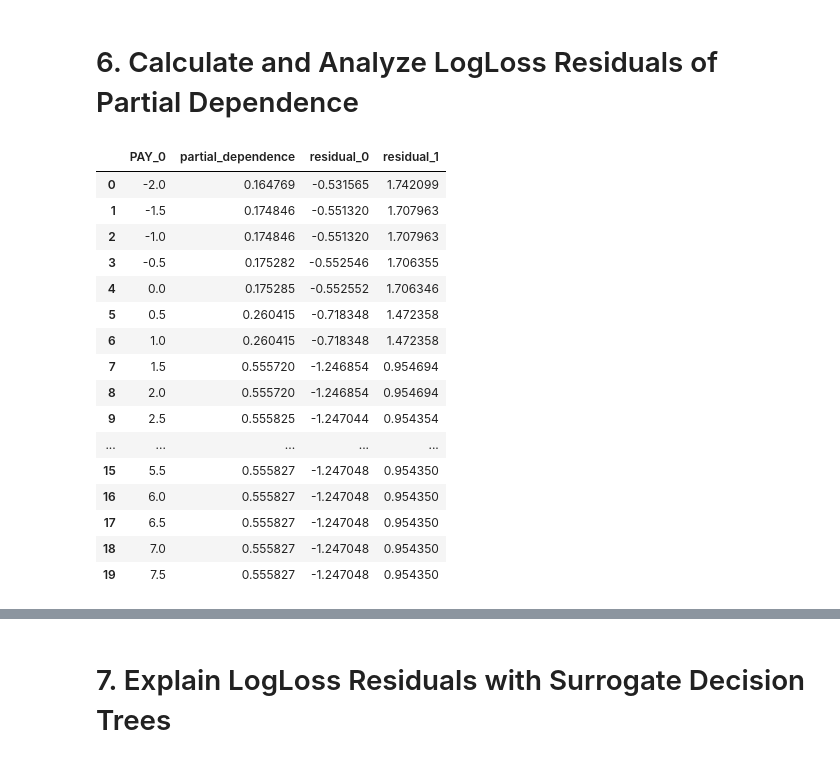
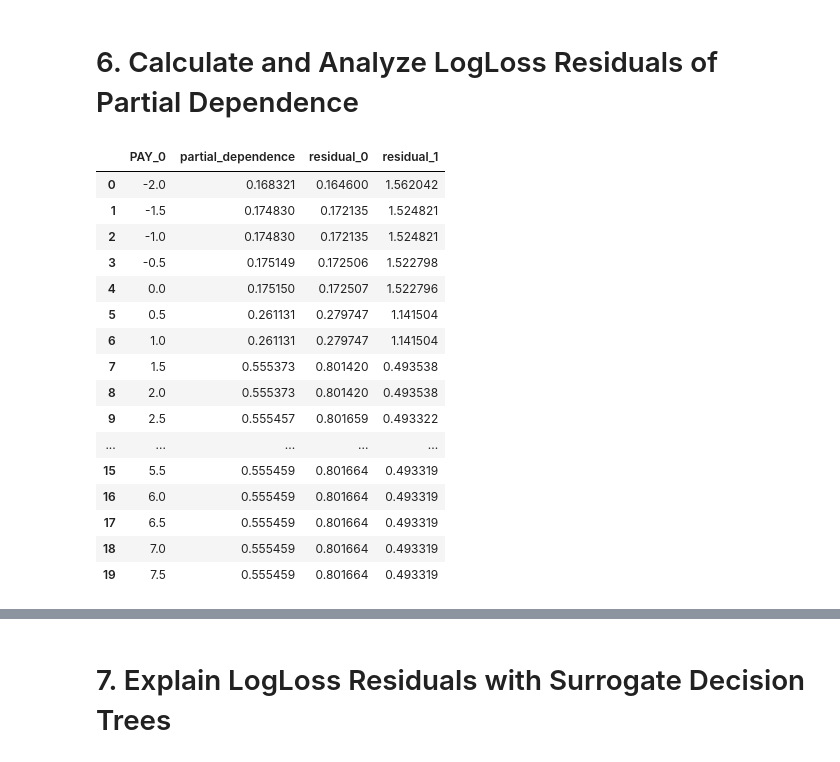
Before and after one commit to jphall663/interpretable_machine_learning_with_python, a Jupyter notebook: pdp_dt_surr_res_shap_loss.ipynb, the cells around one changed output, grey strips where cells are left out. Saved outputs shown, nothing was run; the diff lists cells and outputs as text; code cells hidden in the pictures.

```diff
--- a/pdp_dt_surr_res_shap_loss.ipynb
+++ b/pdp_dt_surr_res_shap_loss.ipynb
@@ -150,7 +149,7 @@ After training, GBM variable importance is calculated and displayed. GBM variabl
 The credit card default data is split into training and test sets to monitor and prevent overtraining. Reproducibility is another important factor in creating trustworthy models, and randomly splitting datasets can introduce randomness in model predictions and other results. A random seed is used here to ensure the data split is reproducible.
 # %%
 np.random.seed(12345) # set random seed for reproducibility
-split_ratio = 0.7     # 70%/30% train/test split
+split_ratio = 0.70    # 70%/30% train/test split
 
 # execute split
 split = np.random.rand(len(data)) < split_ratio
@@ -194,9 +193,8 @@ watchlist = [(dtrain, 'train'), (dtest, 'eval')]
 # train model
 xgb_model = xgb.train(params,                   # set tuning parameters from above
                       dtrain,                   # training data
-                      1000,                     # maximum of 1000 iterations (trees)
+                      62,                       # shap currently does not account for early stopping, pre-determined
                       evals=watchlist,          # use watchlist for early stopping
-                      early_stopping_rounds=50, # stop after 50 iterations (trees) without increase in AUC
                       verbose_eval=True)        # display iteration progress
 # %% [output]
 [0]     train-logloss:0.517487  eval-logloss:0.51404
@@ -223,6 +223,10 @@ test_yhat = test.copy(deep=True)
 test_yhat.reset_index(drop=True, inplace=True)
 
 yhat = 'p_DEFAULT_NEXT_MONTH'
-test_yhat[yhat] = pd.DataFrame(xgb_model.predict(xgb.DMatrix(test[X]), ntree_limit=xgb_model.best_ntree_limit))
+test_yhat[yhat] = pd.DataFrame(xgb_model.predict(xgb.DMatrix(test[X])))
 test_yhat['r_DEFAULT_NEXT_MONTH'] = -test_yhat[y]*np.log(test_yhat['p_DEFAULT_NEXT_MONTH']) -\
                                      (1 - test_yhat[y])*np.log(1 - test_yhat['p_DEFAULT_NEXT_MONTH'])
+
+# check that logloss is calculated correctly
+# should match eval-logloss above
+test_yhat['r_DEFAULT_NEXT_MONTH'].mean()
@@ -263,12 +270,16 @@ test_yhat_sorted.head()
 # %%
+# init explainer object for access to explainer.expected_value() function below
+explainer = shap.TreeExplainer(xgb_model, test_yhat[X], feature_dependence='independent', model_output='logloss')
+
+# load if pre-calculated
 if os.path.isfile('shap_error_values.csv'):
 
     shap_values = np.loadtxt('shap_error_values.csv', delimiter=',') # load
-    print('Pre-calculated Shapley values loaded from disk.')   # print confirmation
+    print('Pre-calculated Shapley values loaded from disk.') # print confirmation
 
+# else, calculate
 else:
 
     xgb_model.set_attr(objective='binary:logistic')
-    explainer = shap.TreeExplainer(xgb_model, test_yhat_sorted.loc[:99, X], feature_dependence='independent', model_output='logloss')
-    shap_values = explainer.shap_values(test_yhat_sorted.loc[:99, X], y=test_yhat_sorted.loc[:99, y])         # long step (hours!)
-    np.savetxt('shap_error_values.csv', shap_values, delimiter=',') # save
+    shap_values = explainer.shap_values(test_yhat[X], y=test_yhat[y])  # long step (hours!)
+    np.savetxt('shap_error_values.csv', shap_values, delimiter=',')    # save for immediate reuse later
@@ -403,29 +387,29 @@ def mean_resid(xs, y, frame, model, abs_=False, resolution=20, bins=None):
 # %%
 pardep_PAY_0 = par_dep('PAY_0', test[X], xgb_model)
 bins = list(pardep_PAY_0['PAY_0'])
 
-pardep_PAY_0['residual_0'] = mean_resid('PAY_0', y, test.loc[test[y] == 0, X + [y]], xgb_model)['residual']
-pardep_PAY_0['residual_1'] = mean_resid('PAY_0', y, test.loc[test[y] == 1, X + [y]], xgb_model)['residual']
+pardep_PAY_0['residual_0'] = par_dep('PAY_0', test.loc[test[y] == 0, X + [y]], xgb_model, y=y, resid=True)['residual']
+pardep_PAY_0['residual_1'] = par_dep('PAY_0', test.loc[test[y] == 1, X + [y]], xgb_model, y=y, resid=True)['residual']
 
 pardep_PAY_0
 # %% [output]
 |  | PAY_0 | partial_dependence | residual_0 | residual_1 |
-| 0 | -2.0 | 0.164769 | -0.531565 | 1.742099 |
-| 1 | -1.5 | 0.174846 | -0.551320 | 1.707963 |
-| 2 | -1.0 | 0.174846 | -0.551320 | 1.707963 |
-| 3 | -0.5 | 0.175282 | -0.552546 | 1.706355 |
-| 4 | 0.0 | 0.175285 | -0.552552 | 1.706346 |
-| 5 | 0.5 | 0.260415 | -0.718348 | 1.472358 |
-| 6 | 1.0 | 0.260415 | -0.718348 | 1.472358 |
-| 7 | 1.5 | 0.555720 | -1.246854 | 0.954694 |
-| 8 | 2.0 | 0.555720 | -1.246854 | 0.954694 |
-| 9 | 2.5 | 0.555825 | -1.247044 | 0.954354 |
+| 0 | -2.0 | 0.168321 | 0.164600 | 1.562042 |
+| 1 | -1.5 | 0.174830 | 0.172135 | 1.524821 |
+| 2 | -1.0 | 0.174830 | 0.172135 | 1.524821 |
+| 3 | -0.5 | 0.175149 | 0.172506 | 1.522798 |
+| 4 | 0.0 | 0.175150 | 0.172507 | 1.522796 |
+| 5 | 0.5 | 0.261131 | 0.279747 | 1.141504 |
+| 6 | 1.0 | 0.261131 | 0.279747 | 1.141504 |
+| 7 | 1.5 | 0.555373 | 0.801420 | 0.493538 |
+| 8 | 2.0 | 0.555373 | 0.801420 | 0.493538 |
+| 9 | 2.5 | 0.555457 | 0.801659 | 0.493322 |
 | ... | ... | ... | ... | ... |
-| 15 | 5.5 | 0.555827 | -1.247048 | 0.954350 |
-| 16 | 6.0 | 0.555827 | -1.247048 | 0.954350 |
-| 17 | 6.5 | 0.555827 | -1.247048 | 0.954350 |
-| 18 | 7.0 | 0.555827 | -1.247048 | 0.954350 |
-| 19 | 7.5 | 0.555827 | -1.247048 | 0.954350 |
+| 15 | 5.5 | 0.555459 | 0.801664 | 0.493319 |
+| 16 | 6.0 | 0.555459 | 0.801664 | 0.493319 |
+| 17 | 6.5 | 0.555459 | 0.801664 | 0.493319 |
+| 18 | 7.0 | 0.555459 | 0.801664 | 0.493319 |
+| 19 | 7.5 | 0.555459 | 0.801664 | 0.493319 |
 # %%
 fig, (ax0, ax1) = plt.subplots(ncols=2, sharey=False)
 plt.tight_layout()
```
Also changed, not shown: parts of 39 cells of this notebook, 1 other file.
